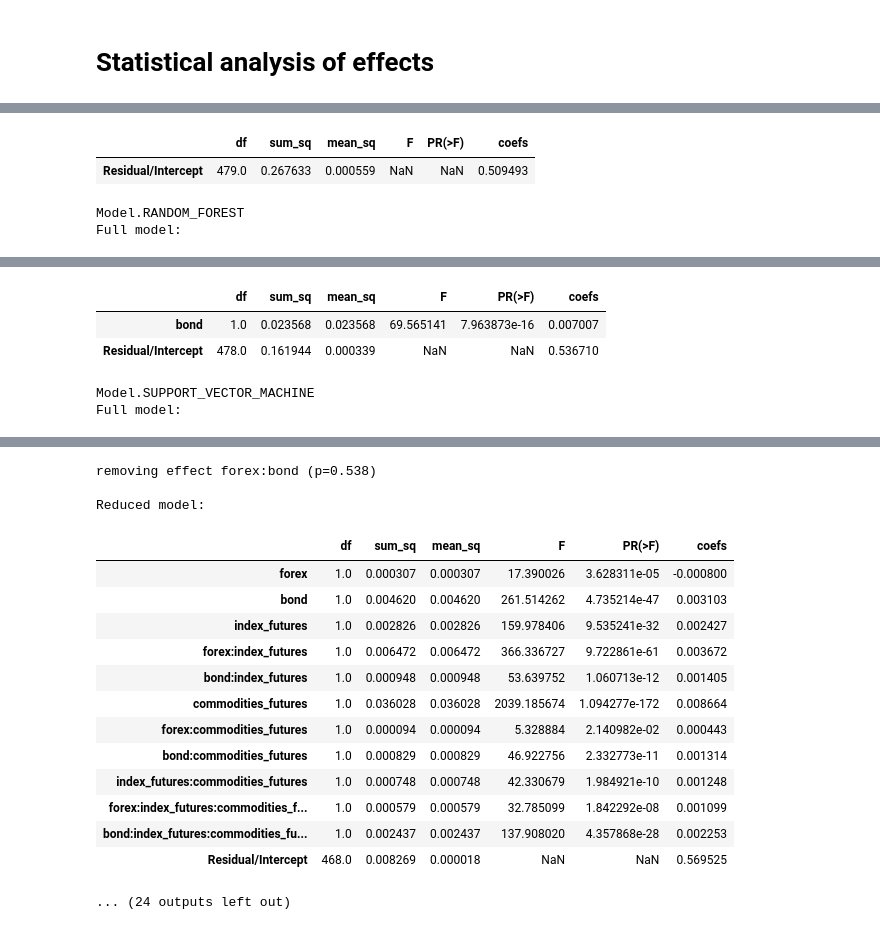
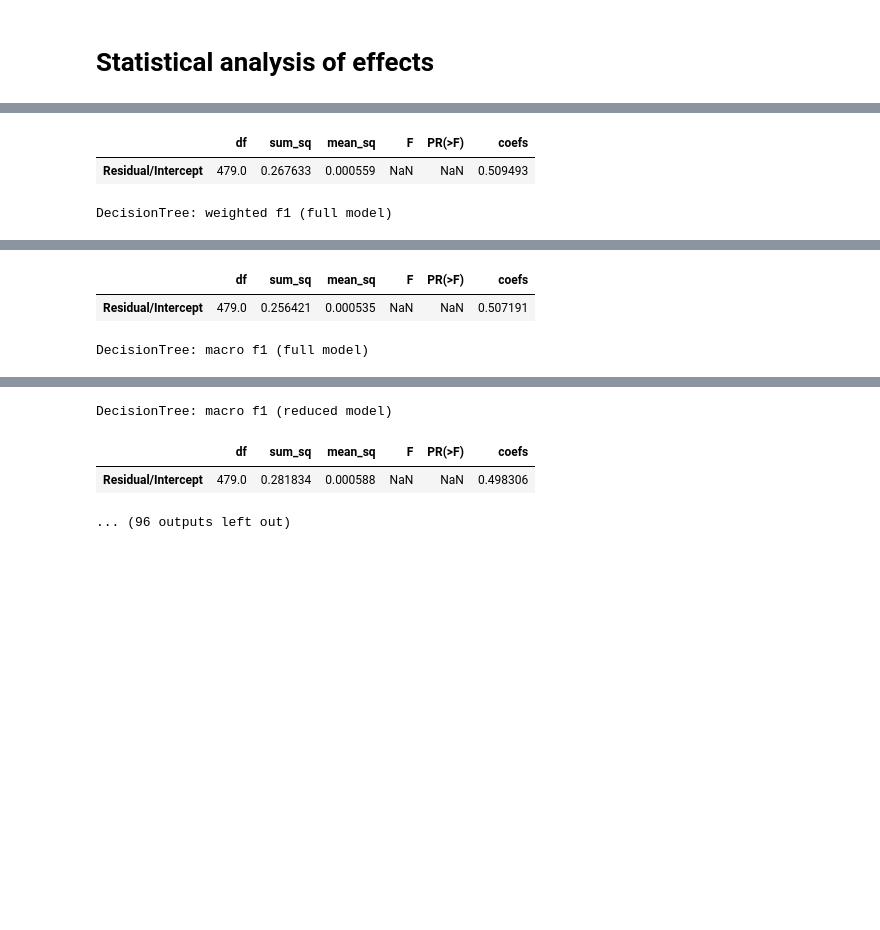
Before and after one commit to Swiss-MQP-2022/Intermarket-ML-For-EMH, a Jupyter notebook: stats.ipynb, the cells around one changed output, grey strips where cells are left out. Cells and saved outputs as stored; diff of their text form; code cells hidden in the pictures; blank space fills up the shorter version.

Commit message:
stats for all metrics

```diff
--- a/stats.ipynb
+++ b/stats.ipynb
@@ -186,34 +186,33 @@ all_df = all_df.replace({True: 1, False: -1}) # required to get coefficients (fo
 for model in Model:
     df = all_df.loc[data[model]].drop(columns=[m.value for m in Model])
 
-
-    relation = 'accuracy ~ forex * bond * index_futures * commodities_futures'
-    glm = ols(relation, data=df).fit()
-    aov = sm.stats.anova_lm(glm, typ=1)
-
-    coefs = glm.params.rename(index={'Intercept':'Residual/Intercept'})
-    coefs.name = 'coefs'
-    aov = aov.rename(index={'Residual':'Residual/Intercept'})
-
-    print(model)
-    print('Full model:')
-    display(aov.join(coefs))
-
-    while (aov['PR(>F)'] > alpha).any():
-        rem_effect = aov['F'].idxmin().split(':')
-        print(f'removing effect {":".join(rem_effect)} (p={aov["PR(>F)"].max():.3f})')
-        for effect in aov.index:
-            if all(main_effect in effect.split(':') for main_effect in rem_effect):
-                relation += f' - {effect}'
-
-
+    for metric in METRICS.keys():
+        relation = f'Q("{metric}") ~ forex * bond * index_futures * commodities_futures'
         glm = ols(relation, data=df).fit()
         aov = sm.stats.anova_lm(glm, typ=1)
 
-    coefs = glm.params.rename(index={'Intercept':'Residual/Intercept'})
-    coefs.name = 'coefs'
-    aov = aov.rename(index={'Residual':'Residual/Intercept'})
+        coefs = glm.params.rename(index={'Intercept':'Residual/Intercept'})
+        coefs.name = 'coefs'
+        aov = aov.rename(index={'Residual':'Residual/Intercept'})
 
-    print('\nReduced model:')
-    display(aov.join(coefs))
+        print(f'{model}: {metric} (full model)')
+        display(aov.join(coefs))
+
+        while (aov['PR(>F)'] > alpha).any():
+            rem_effect = aov['F'].idxmin().split(':')
+            # print(f'removing effect {":".join(rem_effect)} (p={aov["PR(>F)"].max():.3f})')
+            for effect in aov.index:
+                if all(main_effect in effect.split(':') for main_effect in rem_effect):
+                    relation += f' - {effect}'
+
+
+            glm = ols(relation, data=df).fit()
+            aov = sm.stats.anova_lm(glm, typ=1)
+
+        coefs = glm.params.rename(index={'Intercept':'Residual/Intercept'})
+        coefs.name = 'coefs'
+        aov = aov.rename(index={'Residual':'Residual/Intercept'})
+
+        print(f'\n{model}: {metric} (reduced model)')
+        display(aov.join(coefs))
 # %% [output]
@@ -247,5 +238,4 @@ Reduced model:
 |  | df | sum_sq | mean_sq | F | PR(>F) | coefs |
 | Residual/Intercept | 479.0 | 0.267633 | 0.000559 | NaN | NaN | 0.509493 |
-Model.RANDOM_FOREST
-Full model:
+DecisionTree: weighted f1 (full model)
 |  | df | sum_sq | mean_sq | F | PR(>F) | coefs |
@@ -277,6 +259,4 @@ Reduced model:
 |  | df | sum_sq | mean_sq | F | PR(>F) | coefs |
-| bond | 1.0 | 0.023568 | 0.023568 | 69.565141 | 7.963873e-16 | 0.007007 |
-| Residual/Intercept | 478.0 | 0.161944 | 0.000339 | NaN | NaN | 0.536710 |
+| Residual/Intercept | 479.0 | 0.256421 | 0.000535 | NaN | NaN | 0.507191 |
-Model.SUPPORT_VECTOR_MACHINE
-Full model:
+DecisionTree: macro f1 (full model)
 |  | df | sum_sq | mean_sq | F | PR(>F) | coefs |
@@ -299,17 +279,4 @@ Full model:
-removing effect forex:bond (p=0.538)
-
-Reduced model:
+DecisionTree: macro f1 (reduced model)
 |  | df | sum_sq | mean_sq | F | PR(>F) | coefs |
-| forex | 1.0 | 0.000307 | 0.000307 | 17.390026 | 3.628311e-05 | -0.000800 |
-| bond | 1.0 | 0.004620 | 0.004620 | 261.514262 | 4.735214e-47 | 0.003103 |
-| index_futures | 1.0 | 0.002826 | 0.002826 | 159.978406 | 9.535241e-32 | 0.002427 |
-| forex:index_futures | 1.0 | 0.006472 | 0.006472 | 366.336727 | 9.722861e-61 | 0.003672 |
-| bond:index_futures | 1.0 | 0.000948 | 0.000948 | 53.639752 | 1.060713e-12 | 0.001405 |
-| commodities_futures | 1.0 | 0.036028 | 0.036028 | 2039.185674 | 1.094277e-172 | 0.008664 |
-| forex:commodities_futures | 1.0 | 0.000094 | 0.000094 | 5.328884 | 2.140982e-02 | 0.000443 |
-| bond:commodities_futures | 1.0 | 0.000829 | 0.000829 | 46.922756 | 2.332773e-11 | 0.001314 |
-| index_futures:commodities_futures | 1.0 | 0.000748 | 0.000748 | 42.330679 | 1.984921e-10 | 0.001248 |
-| forex:index_futures:commodities_f... | 1.0 | 0.000579 | 0.000579 | 32.785099 | 1.842292e-08 | 0.001099 |
-| bond:index_futures:commodities_fu... | 1.0 | 0.002437 | 0.002437 | 137.908020 | 4.357868e-28 | 0.002253 |
-| Residual/Intercept | 468.0 | 0.008269 | 0.000018 | NaN | NaN | 0.569525 |
+| Residual/Intercept | 479.0 | 0.281834 | 0.000588 | NaN | NaN | 0.498306 |
-... (24 outputs left out)
+... (96 outputs left out)
```
Also changed, not shown: parts of 1 cell of this notebook.
